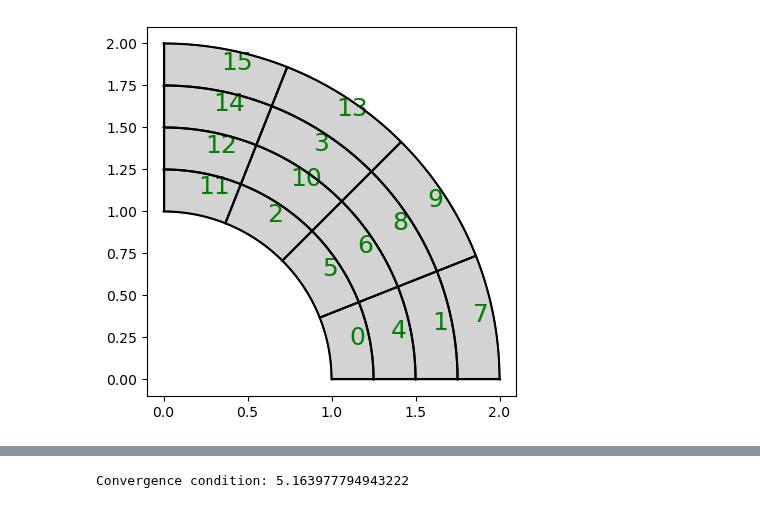
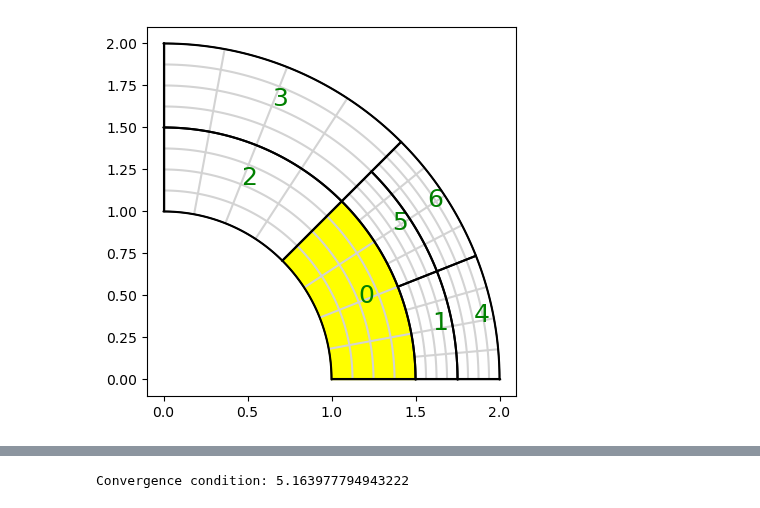
Before and after one commit to Stefan714/pyiga, a Jupyter notebook: notebooks/IETI2.ipynb, the cells around one changed output, grey strips where cells are left out. Drawn from its saved outputs; the diff is of its cells as text; code cells hidden in the pictures.

```diff
--- a/notebooks/IETI2.ipynb
+++ b/notebooks/IETI2.ipynb
@@ -439,8 +441,6 @@ def MsD_deluxe_whole(IMap, S, B, C):
     B_ = len(B)*[None]
     C_ = len(C)*[None]
     for p in range(IMap.numpatches):
-        # B.append(I.B_gamma[:,I.S_ofs[p]:I.S_ofs[p+1]])
-        #print(B[p],scipy.sparse.csr_matrix((B[p].shape[0],C[p].shape[0])))
         C_[p]=C[p]@IMap.R_skeleton[p].T
         B_[p] = scipy.sparse.hstack([B[p],scipy.sparse.csr_matrix((B[p].shape[0],C_[p].shape[0]))])
         for b in range(4):
@@ -448,10 +448,10 @@ def MsD_deluxe_whole(IMap, S, B, C):
                 R = IMap.R_interfaces[(p,b)]@IMap.R_skeleton[p].T
                 S_[p] += R.T@R@S[p]@R.T@R
         #print(S_[p].shape, C_[p].shape)
-    return np.linalg.inv(np.array([B_[p]@np.linalg.inv(scipy.sparse.block_array([[S_[p],C_[p].T],[C_[p],np.zeros(2*(C_[p].shape[0],))]]).toarray())@B_[p].T for p in range(len(S))]).sum(axis=0))
+    return np.linalg.pinv(np.array([B_[p]@np.linalg.inv(scipy.sparse.block_array([[S_[p],C_[p].T],[C_[p],np.zeros(2*(C_[p].shape[0],))]]).toarray())@B_[p].T for p in range(len(S))]).sum(axis=0))
 # %%
-deg = 5
-N = 50
+deg = 3
+N = deg+1
 
 knots = (bspline.make_knots(deg,0,1,N),bspline.make_knots(deg,0,1,N))
 M = topology.PatchMesh([(knots,geometry.quarter_annulus())])
@@ -459,8 +459,9 @@ M.h_refine();
 
 #M.set_domain_id({1:{0,3}})
 
-M.h_refine();
-M.set_domain_id({1:{3,6,8,10}})
+#M.h_refine();
+M.set_domain_id({1:{0}})
+M.h_refine({1:None})
 
 #M.h_refine({1:-1,0:-1})
 # M.h_refine({1:-1,2:-1})
@@ -468,7 +469,7 @@ M.set_domain_id({1:{3,6,8,10}})
 #M.h_refine({0:-1,3:-1})
 
 f={0:lambda x,y: 100., 1:lambda x,y: 100.}
-a = {0:1.,1:1.}
+a = {0:1.,1:1e6}
 dir_data = {0:0}
 
 M.draw(knots=1, patch_idx=1, color={0:"white", 1:"yellow"})
@@ -514,43 +515,43 @@ print('#########################################################################
 t=time.time()
 P.setupMultiplicityScaling()
 print('Setting up multiplicity scaling took '+str(time.time()-t)+' seconds.')
-lam1, it, min_eig, max_eig, r = solvers.pcg(F, b, x0=None, maxiter=200, P=P.prec(), output=True, rtol=1e-6, atol=1e-12)
+lam, it, min_eig, max_eig, r = solvers.pcg(F, b, x0=None, maxiter=200, P=P.prec(), output=True, rtol=1e-6, atol=1e-12)
 print('#############################################################################################')
 
 t=time.time()
 P.setupConstraintScaling()
 print('Setting up constraint scaling took '+str(time.time()-t)+' seconds.')
-lam1, it, min_eig, max_eig, r = solvers.pcg(F, b, x0=None, maxiter=200, P=P.prec(), output=True, rtol=1e-6, atol=1e-12)
+lam, it, min_eig, max_eig, r = solvers.pcg(F, b, x0=None, maxiter=200, P=P.prec(), output=True, rtol=1e-6, atol=1e-12)
 print('#############################################################################################')
 
 t=time.time()
 P.setupWeightScaling()
 print('Setting up weight scaling took '+str(time.time()-t)+' seconds.')
-lam1, it, min_eig, max_eig, r = solvers.pcg(F, b, x0=None, maxiter=200, P=P.prec(), output=True, rtol=1e-6, atol=1e-12)
+lam, it, min_eig, max_eig, r = solvers.pcg(F, b, x0=None, maxiter=200, P=P.prec(), output=True, rtol=1e-6, atol=1e-12)
 print('#############################################################################################')
 
 t=time.time()
 P.setupCoefficientScaling(a)
 print('Setting up coefficient scaling took '+str(time.time()-t)+' seconds.')
-lam2, it, min_eig, max_eig, r = solvers.pcg(F, b, x0=None, maxiter=200, P=P.prec(), output=True, rtol=1e-6, atol=1e-12)
+lam, it, min_eig, max_eig, r = solvers.pcg(F, b, x0=None, maxiter=200, P=P.prec(), output=True, rtol=1e-6, atol=1e-12)
 print('#############################################################################################')
 
-t=time.time()
-P.setupDeluxeScaling()
-print('Setting up deluxe scaling took '+str(time.time()-t)+' seconds.')
-lam4, it, min_eig, max_eig, r = solvers.pcg(F, b, x0=None, maxiter=200, P=P.prec(), output=True, rtol=1e-6, atol=1e-12)
-print('#############################################################################################')
+# t=time.time()
+# P.setupDeluxeScaling()
+# print('Setting up deluxe scaling took '+str(time.time()-t)+' seconds.')
+# lam, it, min_eig, max_eig, r = solvers.pcg(F, b, x0=None, maxiter=200, P=P.prec(), output=True, rtol=1e-6, atol=1e-12)
+# print('#############################################################################################')
 
 t=time.time()
 P.setupSelectionScaling(a)
 print('Setting up selection scaling took '+str(time.time()-t)+' seconds.')
-lam3, it, min_eig, max_eig, r = solvers.pcg(F, b, x0=None, maxiter=200, P=P.prec(), output=True, rtol=1e-6, atol=1e-12)
+lam, it, min_eig, max_eig, r = solvers.pcg(F, b, x0=None, maxiter=200, P=P.prec(), output=True, rtol=1e-6, atol=1e-12)
 print('#############################################################################################')
 
 t=time.time()
 Prec = MsD_deluxe_whole(IMap, P.SchurMatrices(), P.B, C)
 print('Setting up edge scaling took '+str(time.time()-t)+' seconds.')
-lam4, it, min_eig, max_eig, r = solvers.pcg(F, b, x0=None, maxiter=200, P=Prec, output=True, rtol=1e-6, atol=1e-12)
+lam, it, min_eig, max_eig, r = solvers.pcg(F, b, x0=None, maxiter=200, P=Prec, output=True, rtol=1e-6, atol=1e-12)
 print('#############################################################################################')
 
 # u_delta = I.constructSolutionFromLagrangeMultipliers(lam0)[:-1]
@@ -582,5 +583,5 @@ pcg with preconditioned condition number κ ~ 28.18266390670026 stopped after 17
 #############################################################################################
-[figure, old version]
+[figure, new version]
 # %%
 def EdgePreconditioner(IMap, S, B):
     B_red, eliminated = IMap.ConstraintMatrices(redundant=True)
```
Also changed, not shown: parts of 15 cells of this notebook, 4 other files.
